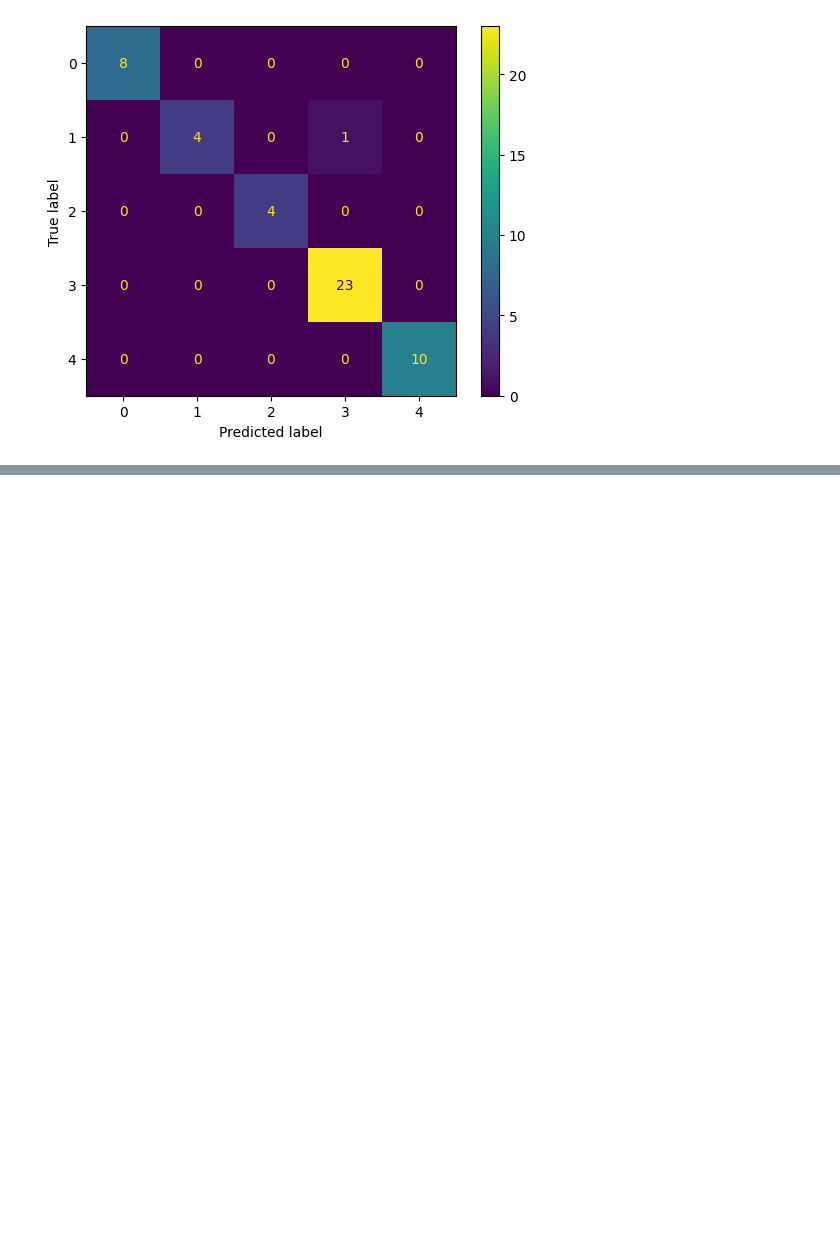
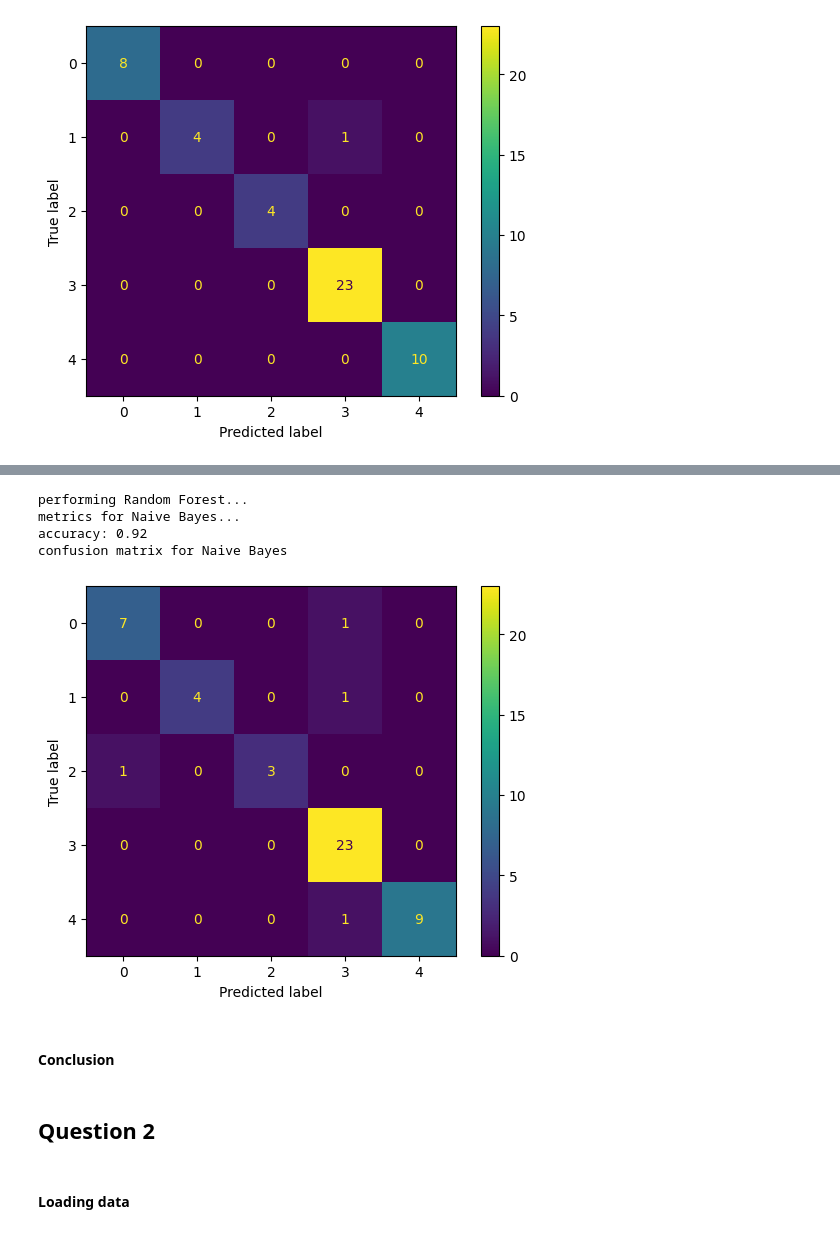
Before and after one commit to cohensaeb/class_notes, a Jupyter notebook: 1002_Assignment_2/Assignment_2_Ahmad_Sayeb.ipynb, the cells around one changed output, grey strips where cells are left out. Saved outputs shown, nothing was run; the diff lists cells and outputs as text; code cells hidden in the pictures; blank space fills up the shorter version.

```diff
--- a/1002_Assignment_2/Assignment_2_Ahmad_Sayeb.ipynb
+++ b/1002_Assignment_2/Assignment_2_Ahmad_Sayeb.ipynb
@@ -262,0 +292,12 @@ confusion matrix for Decesion Tree
+# %%
+naive_bayes(X_train, X_test, y_train, y_test)
+# %% [output]
+performing Random Forest...
+metrics for Naive Bayes...
+accuracy: 0.92
+confusion matrix for Naive Bayes
+[figure, added]
+# %% [markdown]
+#### Conclusion
+# %% [markdown]
+## Question 2
@@ -262,0 +342,2 @@ confusion matrix for Decesion Tree
+# %% [markdown]
+#### Loading data
```
Also changed, not shown: parts of 10 cells of this notebook.
